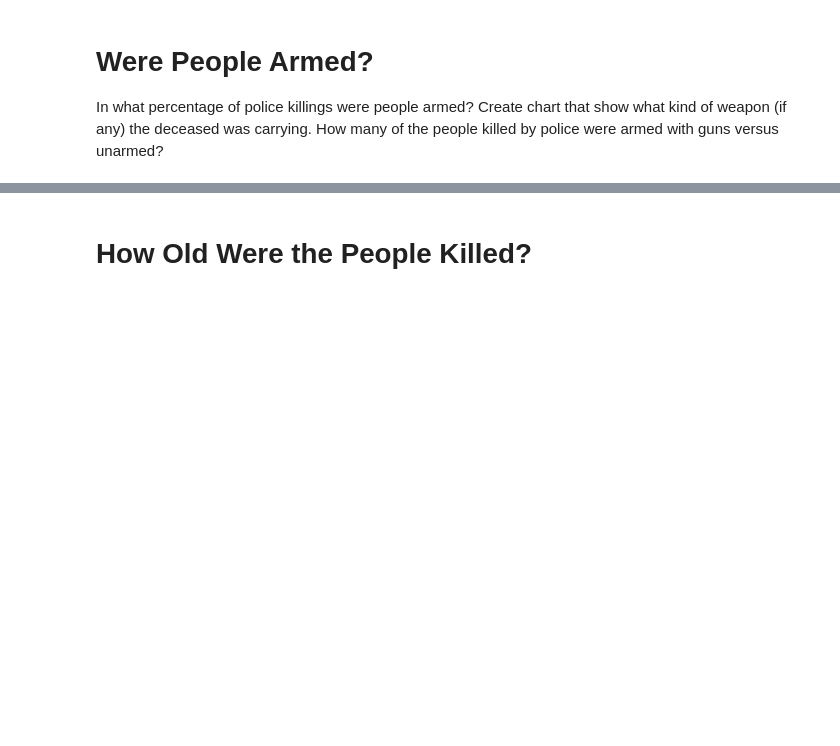
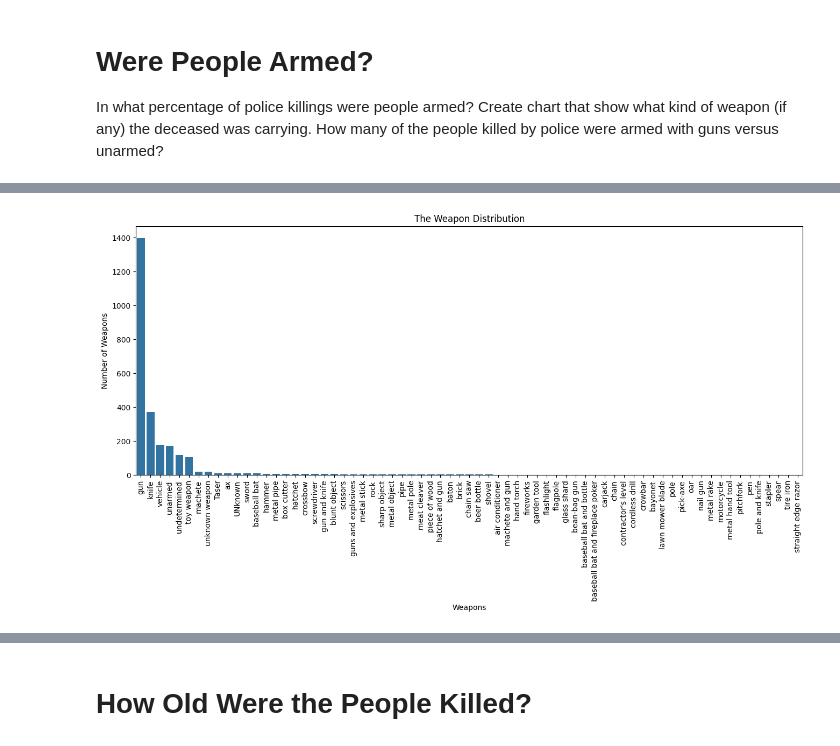
Before and after one commit to chgwyellow/Death-involving-Police-in-the-USA, a Jupyter notebook: Fatal_Force.ipynb, the cells around one changed output, grey strips where cells are left out. Drawn from its saved outputs; the diff is of its cells as text; code cells hidden in the pictures; blank space fills up the shorter version.

```diff
--- a/Fatal_Force.ipynb
+++ b/Fatal_Force.ipynb
@@ -404,0 +456,18 @@ In what percentage of police killings were people armed? Create chart that show
+# %%
+# Carried Weapon
+weapon = df_fatalities.groupby("armed")["id"].count().reset_index(name="Count")
+weapon = weapon.sort_values(by="Count", ascending=False)
+
+plt.figure(figsize=(16,6))
+sns.barplot(
+    data=weapon,
+    x="armed",
+    y="Count",
+)
+plt.xlabel("Weapons")
+plt.xticks(rotation=90)
+plt.ylabel("Number of Weapons")
+plt.title("The Weapon Distribution")
+plt.show()
+# %% [output]
+[figure, added]
```
Also changed, not shown: parts of 4 cells of this notebook.
